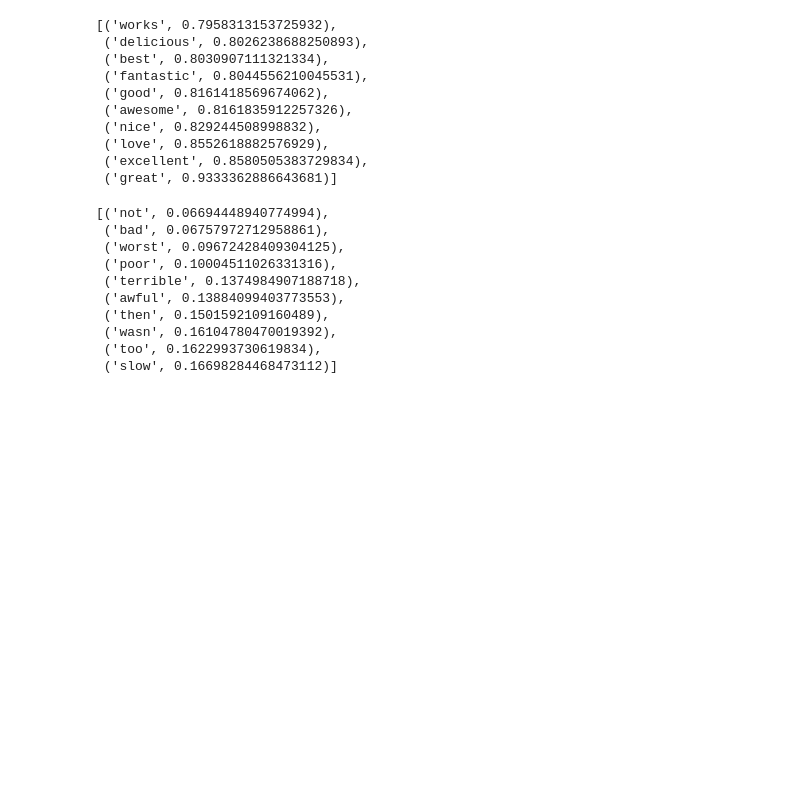
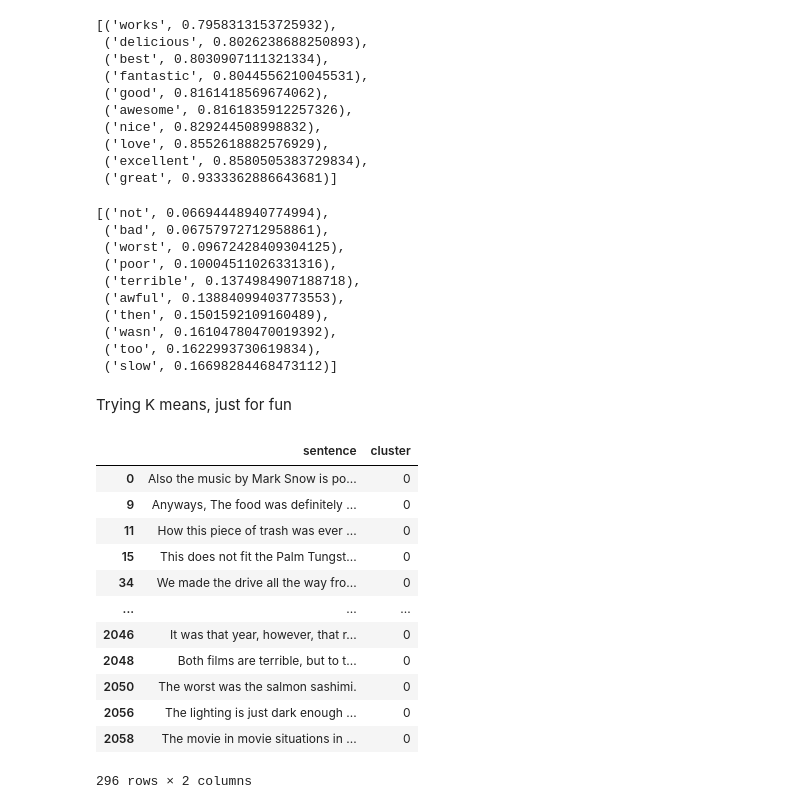
Before and after one commit to ls-samer-abuthaher/laughing-broccoli, a Jupyter notebook: sentiment/Sentiment.ipynb, the cells around one changed output. Drawn from its saved outputs; the diff is of its cells as text; code cells hidden in the pictures; blank space fills up the shorter version.

```diff
--- a/sentiment/Sentiment.ipynb
+++ b/sentiment/Sentiment.ipynb
@@ -162,3 +162,28 @@ coefficient_scores[:10]
  ('wasn', 0.16104780470019392),
  ('too', 0.1622993730619834),
  ('slow', 0.16698284468473112)]
+# %% [markdown]
+Trying K means, just for fun
+# %%
+from sklearn.cluster import KMeans
+
+lskmeans = KMeans(n_clusters=5)
+
+predicted_clusters = lskmeans.fit_predict(x_train)
+# %%
+k_means_pred = pd.DataFrame(zip(sentences_train, predicted_clusters), columns=("sentence", "cluster"))
+k_means_pred[k_means_pred["cluster"] == 0]
+# %% [output]
+|  | sentence | cluster |
+| 0 | Also the music by Mark Snow is po... | 0 |
+| 9 | Anyways, The food was definitely ... | 0 |
+| 11 | How this piece of trash was ever ... | 0 |
+| 15 | This does not fit the Palm Tungst... | 0 |
+| 34 | We made the drive all the way fro... | 0 |
+| ... | ... | ... |
+| 2046 | It was that year, however, that r... | 0 |
+| 2048 | Both films are terrible, but to t... | 0 |
+| 2050 | The worst was the salmon sashimi. | 0 |
+| 2056 | The lighting is just dark enough ... | 0 |
+| 2058 | The movie in movie situations in ... | 0 |
+296 rows × 2 columns
```
Also changed, not shown: parts of 12 cells of this notebook.
